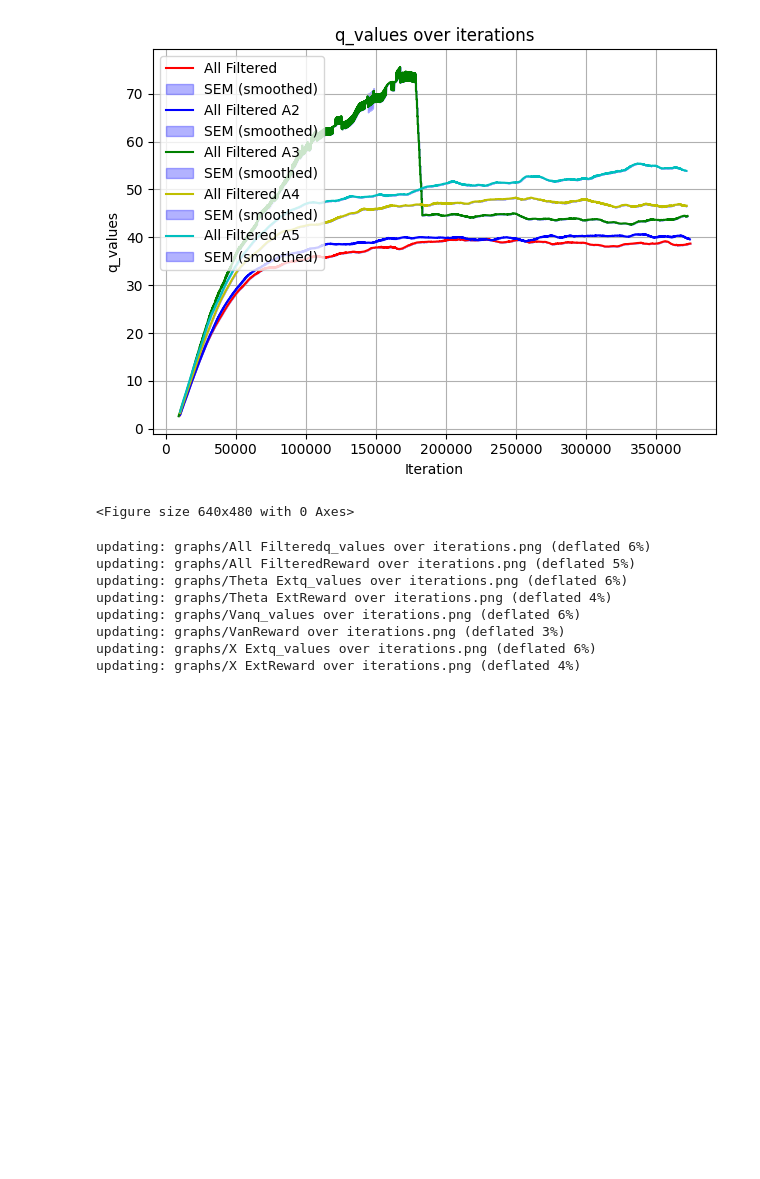
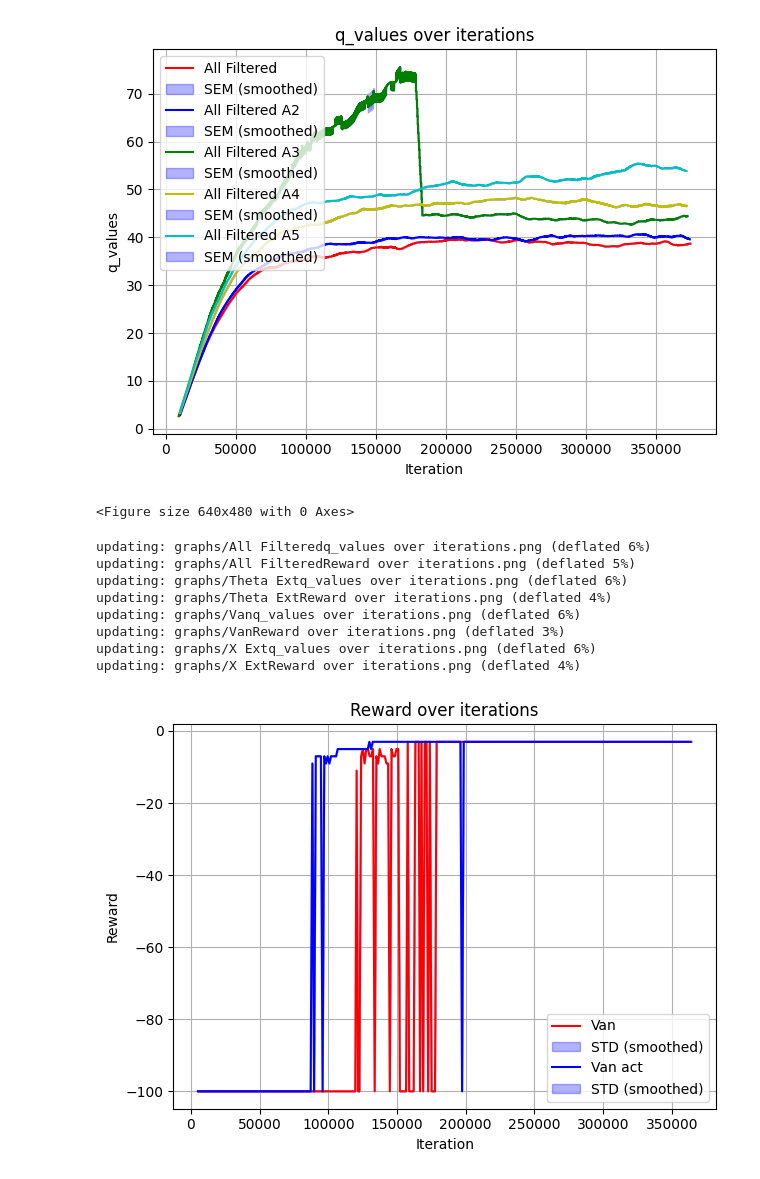
Before and after one commit to Marchma0/PLDAC-2024-2025, a Jupyter notebook: src/utils/graph.ipynb, the cells around one changed output. Saved outputs shown, nothing was run; the diff lists cells and outputs as text; code cells hidden in the pictures; blank space fills up the shorter version.

Commit message:
Modification de PointMaze

```diff
--- a/src/utils/graph.ipynb
+++ b/src/utils/graph.ipynb
@@ -572,3 +572,47 @@ updating: graphs/Vanq_values over iterations.png (deflated 6%)
 updating: graphs/VanReward over iterations.png (deflated 3%)
 updating: graphs/X Extq_values over iterations.png (deflated 6%)
 updating: graphs/X ExtReward over iterations.png (deflated 4%)
+# %%
+# Liste des chemins pour chaque type de fichier
+files_path = {
+    "van": ["data/pm_data/rien/seed0/db.pickle.bzip2"],
+    "aw" : ["data/pm_data/aw2/seed0/db.pickle.bzip2"],
+}
+
+colors = ['r', 'g']
+
+# Dictionnaire pour stocker les rewards et q_values
+reward_dict = {
+    "reward_van": [],                               #r
+    "reward_aw": [],                           #g
+}
+
+q_values_dict = {
+    "q_values_van": [],                             #r
+    "q_values_aw": [],                         #g
+}
+
+# Fonction pour charger et nettoyer les données
+def load_and_clear_data(file_paths):
+    data = [open_data(file_path) for file_path in file_paths]
+    return [clear_data(d) for d in data]
+
+# Parcours de chaque type de fichier et ajout des données dans les bonnes listes
+for category in files_path:
+    # Charger et nettoyer les données
+    data = load_and_clear_data(files_path[category])
+
+    # Ajouter les reward et q_values dans leurs listes respectives
+    for i, (reward, q_values) in enumerate(data):
+        reward_dict[f"reward_{category}"].append(reward)
+        q_values_dict[f"q_values_{category}"].append(q_values)
+
+# À ce point, reward_dict et q_values_dict contiennent toutes les données organisées par catégorie
+# %%
+graph_wraps_bas_r = [reward_dict["reward_van"], reward_dict["reward_aw"]]
+labels1  = ["Van", "Van act"]
+colors1 = ['r', 'b']
+
+plot_with_variability(graph_wraps_bas_r, labels1, colors1, stat='mean', variability='std', smooth_window=1, title='Reward over iterations', xlabel="Iteration", ylabel="Reward", show_runs=False)
+# %% [output]
+[figure, added]
```
Also changed, not shown: parts of 1 cell of this notebook, 8 other files.
